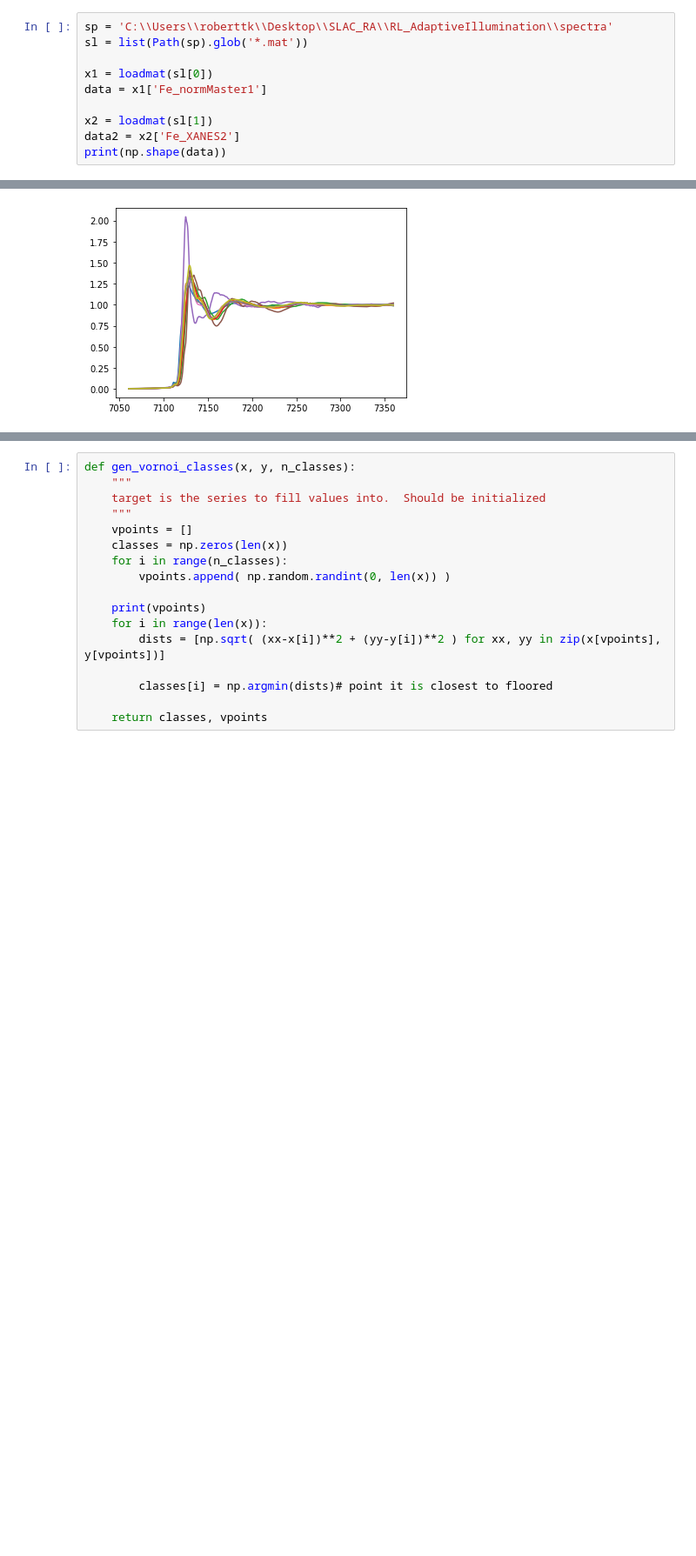
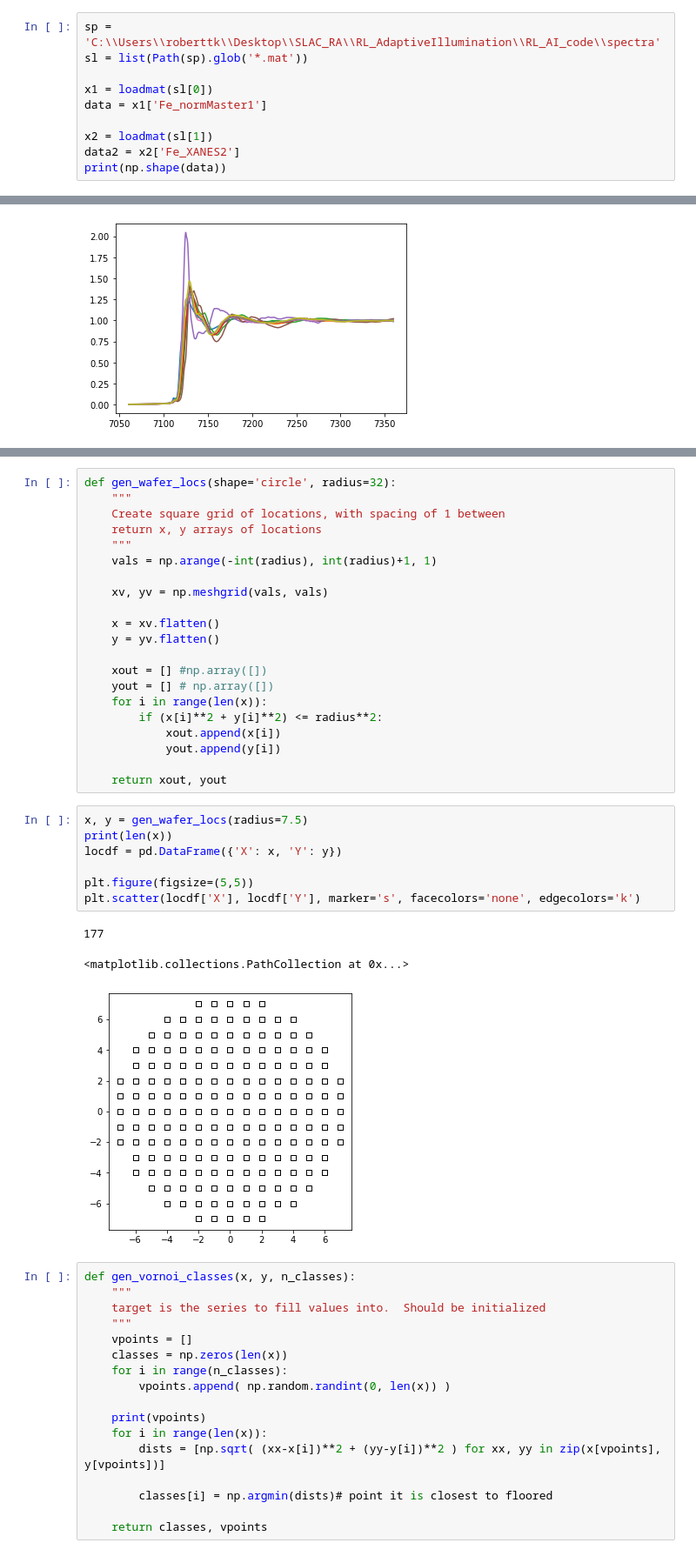
Before and after one commit to tangkong/AdaptiveIllum_RL, a Jupyter notebook: spectra_simulation.ipynb, the cells around one changed output, grey strips where cells are left out. Shown at 87% size. Drawn from its saved outputs; the diff is of its cells as text; blank space fills up the shorter version.

Commit message:
Add convenience func for generating location grid

```diff
--- a/spectra_simulation.ipynb
+++ b/spectra_simulation.ipynb
@@ -12,5 +14,5 @@ from scipy.io import loadmat
 # %%
-sp = 'C:\\Users\\roberttk\\Desktop\\SLAC_RA\\RL_AdaptiveIllumination\\spectra'
+sp = 'C:\\Users\\roberttk\\Desktop\\SLAC_RA\\RL_AdaptiveIllumination\\RL_AI_code\\spectra'
 sl = list(Path(sp).glob('*.mat'))
 
 x1 = loadmat(sl[0])
@@ -42,3 +52,35 @@ Y     X
+# %%
+def gen_wafer_locs(shape='circle', radius=32):
+    """
+    Create square grid of locations, with spacing of 1 between
+    return x, y arrays of locations
+    """
+    vals = np.arange(-int(radius), int(radius)+1, 1)
+
+    xv, yv = np.meshgrid(vals, vals)
+
+    x = xv.flatten()
+    y = yv.flatten()
+
+    xout = [] #np.array([])
+    yout = [] # np.array([])
+    for i in range(len(x)):
+        if (x[i]**2 + y[i]**2) <= radius**2:
+            xout.append(x[i])
+            yout.append(y[i])
+
+    return xout, yout
+# %%
+x, y = gen_wafer_locs(radius=7.5)
+print(len(x))
+locdf = pd.DataFrame({'X': x, 'Y': y})
+
+plt.figure(figsize=(5,5))
+plt.scatter(locdf['X'], locdf['Y'], marker='s', facecolors='none', edgecolors='k')
+# %% [output]
+177
+<matplotlib.collections.PathCollection at 0x...>
+[figure, added]
 # %%
 def gen_vornoi_classes(x, y, n_classes):
     """
```
Also changed, not shown: parts of 3 cells of this notebook, 1 other file.
